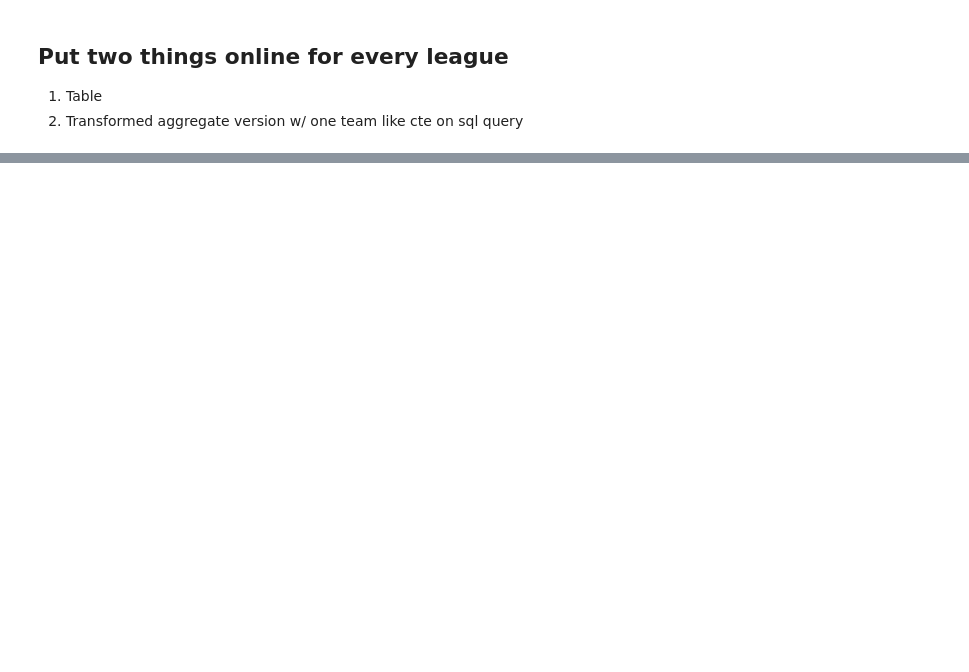
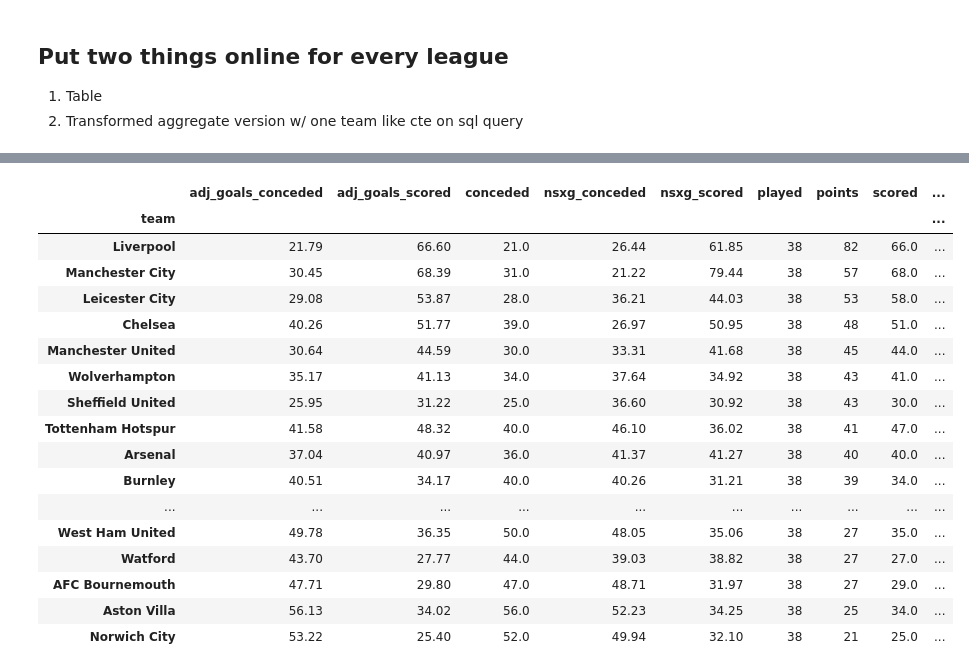
Before and after one commit to stcondon/tables4tableau, a Jupyter notebook: t/notebooks/fte-transformations.ipynb, the cells around one changed output, grey strips where cells are left out. Cells and saved outputs as stored; diff of their text form; code cells hidden in the pictures; blank space fills up the shorter version.

```diff
--- a/t/notebooks/fte-transformations.ipynb
+++ b/t/notebooks/fte-transformations.ipynb
@@ -52,0 +134,27 @@ fte = fte_last_season(path, league_dict)
+# %%
+def fte_england_tb(df):
+    t = fte_mvp(df)
+    t = t.sort_values(by=['points', 'goal_difference', 'scored'], ascending = False)
+    t['position'] = t.reset_index().index + 1
+    return t
+# %%
+fte_england_tb(df)
+# %% [output]
+|  | adj_goals_conceded | adj_goals_scored | conceded | nsxg_conceded | nsxg_scored | played | points | scored | ... |
+| team |  |  |  |  |  |  |  |  | ... |
+| Liverpool | 21.79 | 66.60 | 21.0 | 26.44 | 61.85 | 38 | 82 | 66.0 | ... |
+| Manchester City | 30.45 | 68.39 | 31.0 | 21.22 | 79.44 | 38 | 57 | 68.0 | ... |
+| Leicester City | 29.08 | 53.87 | 28.0 | 36.21 | 44.03 | 38 | 53 | 58.0 | ... |
+| Chelsea | 40.26 | 51.77 | 39.0 | 26.97 | 50.95 | 38 | 48 | 51.0 | ... |
+| Manchester United | 30.64 | 44.59 | 30.0 | 33.31 | 41.68 | 38 | 45 | 44.0 | ... |
+| Wolverhampton | 35.17 | 41.13 | 34.0 | 37.64 | 34.92 | 38 | 43 | 41.0 | ... |
+| Sheffield United | 25.95 | 31.22 | 25.0 | 36.60 | 30.92 | 38 | 43 | 30.0 | ... |
+| Tottenham Hotspur | 41.58 | 48.32 | 40.0 | 46.10 | 36.02 | 38 | 41 | 47.0 | ... |
+| Arsenal | 37.04 | 40.97 | 36.0 | 41.37 | 41.27 | 38 | 40 | 40.0 | ... |
+| Burnley | 40.51 | 34.17 | 40.0 | 40.26 | 31.21 | 38 | 39 | 34.0 | ... |
+| ... | ... | ... | ... | ... | ... | ... | ... | ... | ... |
+| West Ham United | 49.78 | 36.35 | 50.0 | 48.05 | 35.06 | 38 | 27 | 35.0 | ... |
+| Watford | 43.70 | 27.77 | 44.0 | 39.03 | 38.82 | 38 | 27 | 27.0 | ... |
+| AFC Bournemouth | 47.71 | 29.80 | 47.0 | 48.71 | 31.97 | 38 | 27 | 29.0 | ... |
+| Aston Villa | 56.13 | 34.02 | 56.0 | 52.23 | 34.25 | 38 | 25 | 34.0 | ... |
+| Norwich City | 53.22 | 25.40 | 52.0 | 49.94 | 32.10 | 38 | 21 | 25.0 | ... |
```
Also changed, not shown: parts of 5 cells of this notebook.
